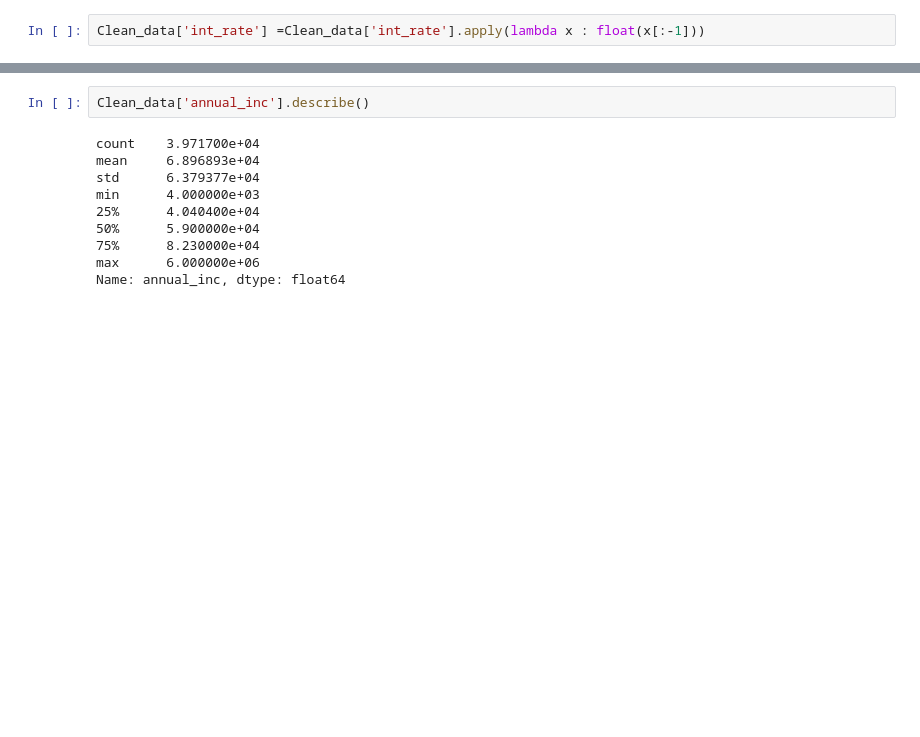
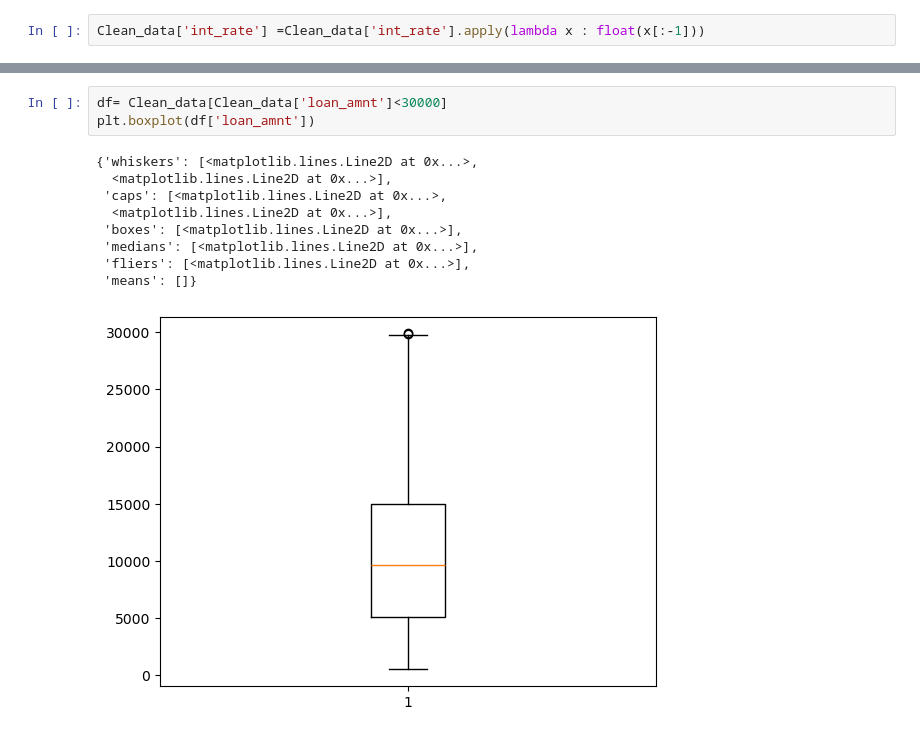
Before and after one commit to jatinmj/LendingClub_CaseStudy, a Jupyter notebook: Lending_club_caseStudy_Ishita_bhargava.ipynb, the cells around one changed output, grey strips where cells are left out. Drawn from its saved outputs; the diff is of its cells as text; blank space fills up the shorter version.

```diff
--- a/Lending_club_caseStudy_Ishita_bhargava.ipynb
+++ b/Lending_club_caseStudy_Ishita_bhargava.ipynb
@@ -735,12 +735,13 @@ Clean_data['int_rate'].plot.box()
 # %%
-Clean_data['annual_inc'].describe()
+df= Clean_data[Clean_data['loan_amnt']<30000]
+plt.boxplot(df['loan_amnt'])
 # %% [output]
-count    3.971700e+04
-mean     6.896893e+04
-std      6.379377e+04
-min      4.000000e+03
-25%      4.040400e+04
-50%      5.900000e+04
-75%      8.230000e+04
-max      6.000000e+06
-Name: annual_inc, dtype: float64
+{'whiskers': [<matplotlib.lines.Line2D at 0x...>,
+  <matplotlib.lines.Line2D at 0x...>],
+ 'caps': [<matplotlib.lines.Line2D at 0x...>,
+  <matplotlib.lines.Line2D at 0x...>],
+ 'boxes': [<matplotlib.lines.Line2D at 0x...>],
+ 'medians': [<matplotlib.lines.Line2D at 0x...>],
+ 'fliers': [<matplotlib.lines.Line2D at 0x...>],
+ 'means': []}
+[figure, added]
```
Also changed, not shown: parts of 64 cells of this notebook.
